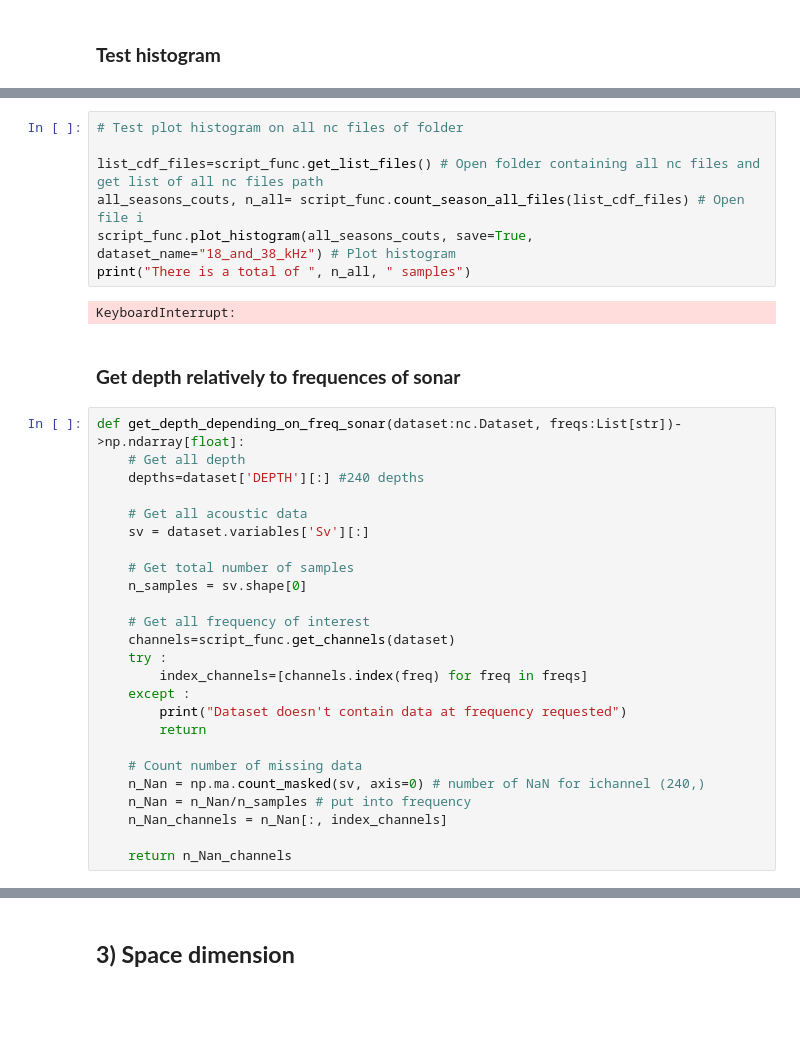
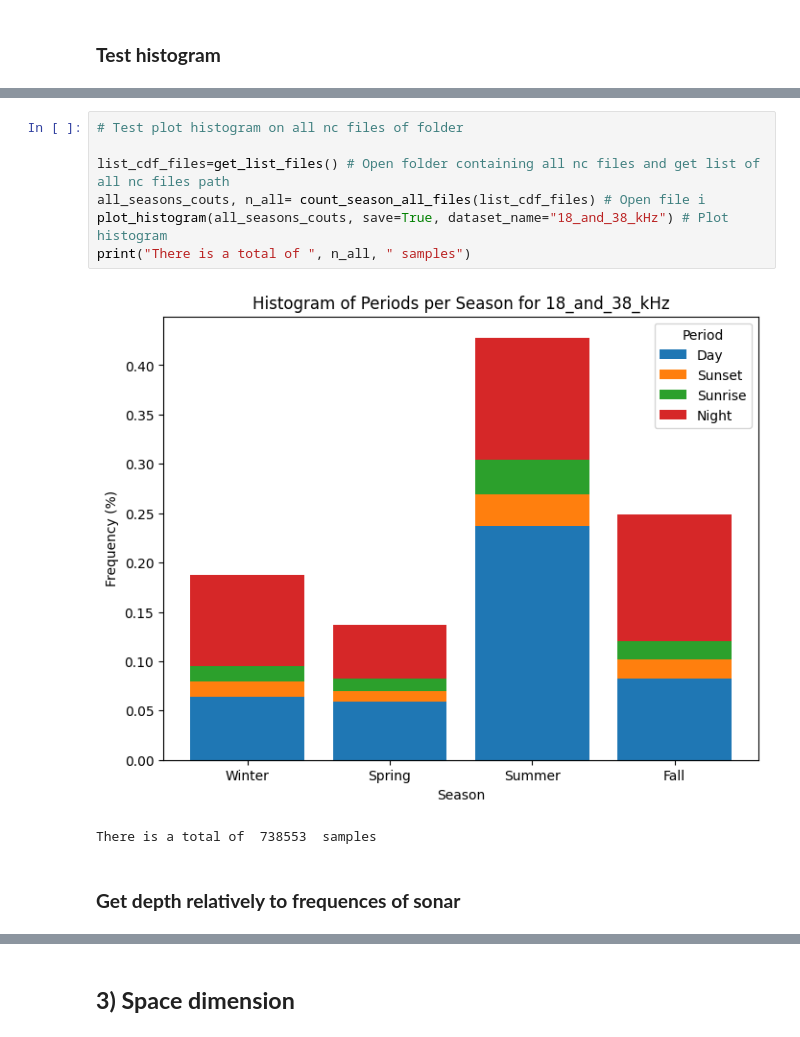
Before and after one commit to EliiseNicolas/Active-acoustic-datasets-analysis, a Jupyter notebook: src/open_netCDF.ipynb, the cells around one changed output, grey strips where cells are left out. Saved outputs shown, nothing was run; the diff lists cells and outputs as text; blank space fills up the shorter version.

```diff
--- a/src/open_netCDF.ipynb
+++ b/src/open_netCDF.ipynb
@@ -88,36 +94,12 @@ There are 10860 samples in 3th dataset
 # %%
 # Test plot histogram on all nc files of folder
 
-list_cdf_files=script_func.get_list_files() # Open folder containing all nc files and get list of all nc files path
-all_seasons_couts, n_all= script_func.count_season_all_files(list_cdf_files) # Open file i
-script_func.plot_histogram(all_seasons_couts, save=True, dataset_name="18_and_38_kHz") # Plot histogram
+list_cdf_files=get_list_files() # Open folder containing all nc files and get list of all nc files path
+all_seasons_couts, n_all= count_season_all_files(list_cdf_files) # Open file i
+plot_histogram(all_seasons_couts, save=True, dataset_name="18_and_38_kHz") # Plot histogram
 print("There is a total of ", n_all, " samples")
 # %% [output]
+[figure, added]
-KeyboardInterrupt:
+There is a total of  738553  samples
 # %% [markdown]
 ### **Get depth relatively to frequences of sonar**
-# %%
-def get_depth_depending_on_freq_sonar(dataset:nc.Dataset, freqs:List[str])->np.ndarray[float]:
-    # Get all depth
-    depths=dataset['DEPTH'][:] #240 depths
-
-    # Get all acoustic data
-    sv = dataset.variables['Sv'][:]
-
-    # Get total number of samples
-    n_samples = sv.shape[0]
-
-    # Get all frequency of interest
-    channels=script_func.get_channels(dataset)
-    try :
-        index_channels=[channels.index(freq) for freq in freqs]
-    except :
-        print("Dataset doesn't contain data at frequency requested")
-        return
-
-    # Count number of missing data
-    n_Nan = np.ma.count_masked(sv, axis=0) # number of NaN for ichannel (240,)
-    n_Nan = n_Nan/n_samples # put into frequency
-    n_Nan_channels = n_Nan[:, index_channels]
-
-    return n_Nan_channels
```
Also changed, not shown: parts of 19 cells of this notebook, 5 other files.
